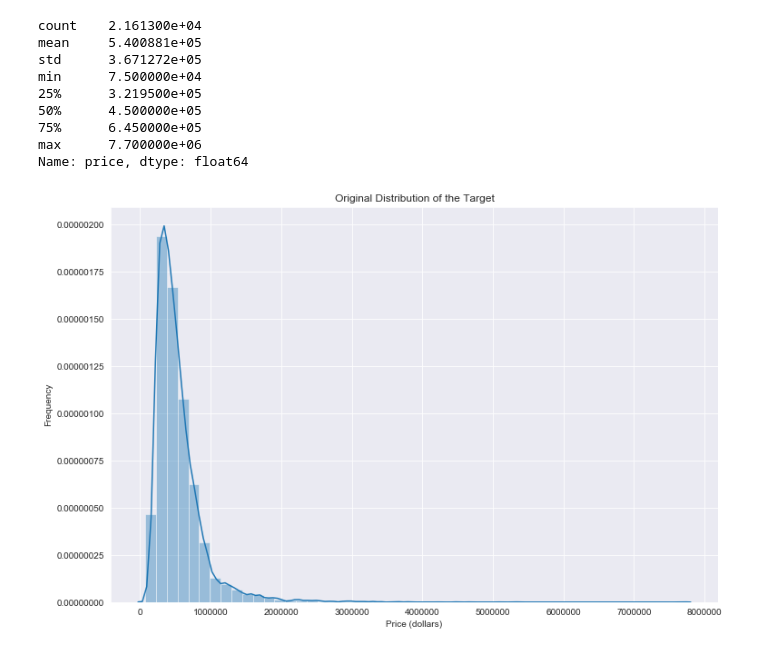
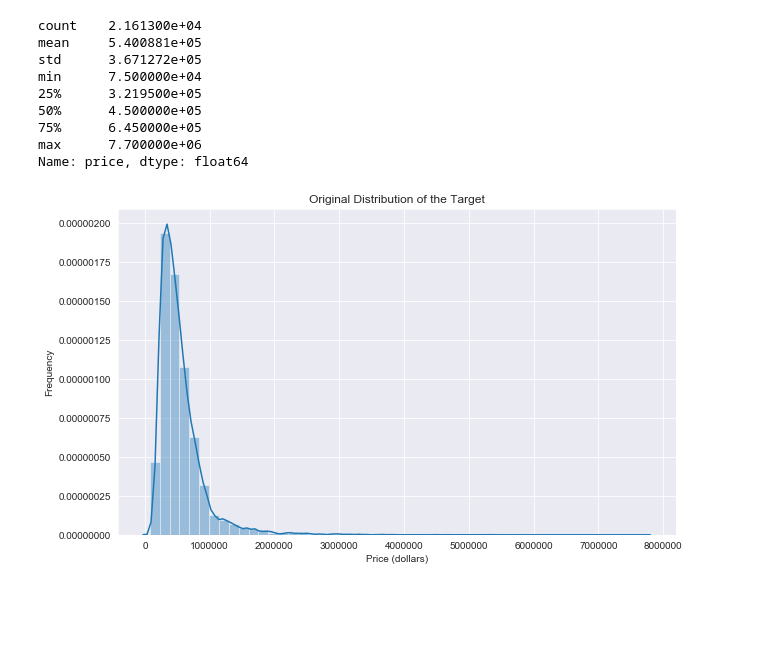
Before and after one commit to learn-co-students/transforming-data-for-normality-houston-ds-082619, a Jupyter notebook: Transforming-Data.ipynb, the cells around one changed output. Drawn from its saved outputs; the diff is of its cells as text; code cells hidden in the pictures; blank space fills up the shorter version.

```diff
--- a/Transforming-Data.ipynb
+++ b/Transforming-Data.ipynb
@@ -38,11 +58,13 @@ max      7.700000e+06
 Name: price, dtype: float64
 # %%
 # Let's look at the distribution
-plt.figure(figsize=(12,8))
+plt.figure(figsize=(10,6))
 sns.distplot(target)
+
 plt.title("Original Distribution of the Target")
 plt.xlabel("Price (dollars)")
 plt.ylabel("Frequency")
+
 plt.show()
 # %% [output]
-[figure, old version]
+[figure, new version]
```
Also changed, not shown: parts of 6 cells of this notebook.
